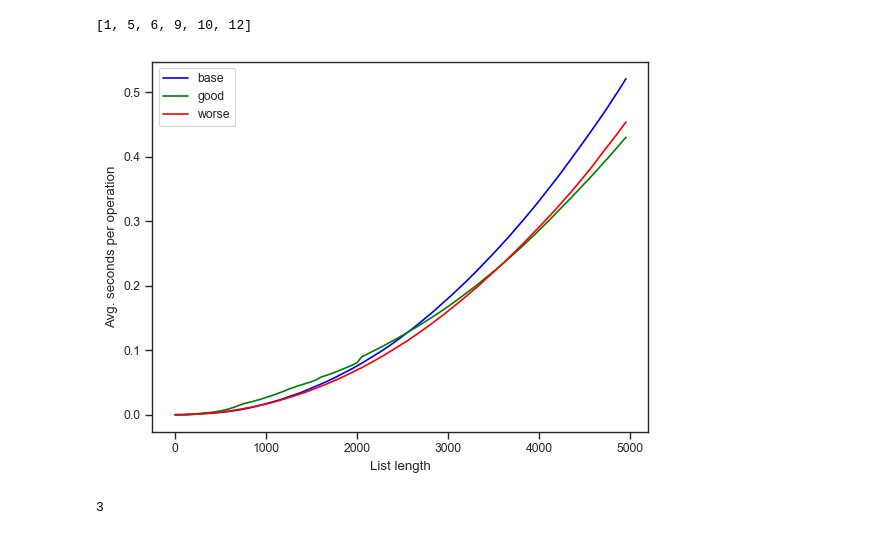
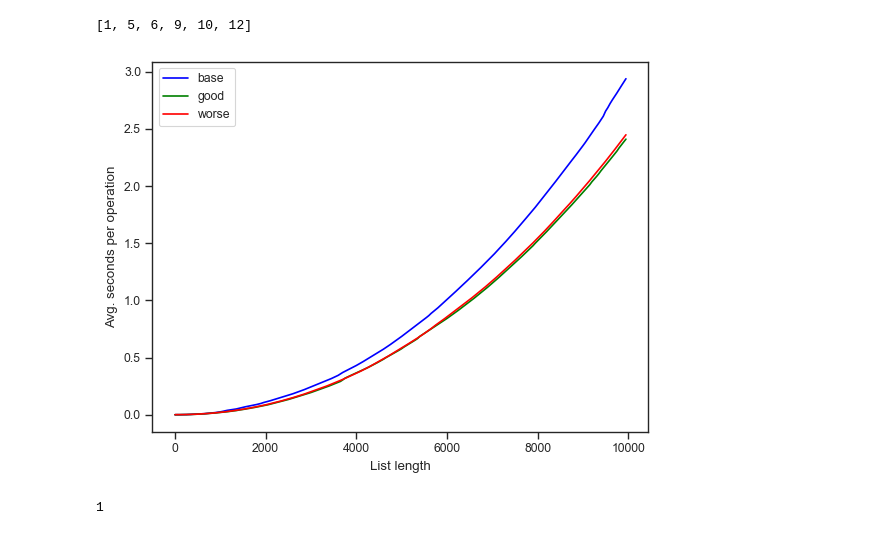
Before and after one commit to yummypugs/StartingFive, a Jupyter notebook: Merge Sort/merge_sort.ipynb, the cells around one changed output. Cells and saved outputs as stored; diff of their text form; code cells hidden in the pictures.

```diff
--- a/Merge Sort/merge_sort.ipynb
+++ b/Merge Sort/merge_sort.ipynb
@@ -73,7 +73,7 @@ sns.set_style("ticks")
 # we want to creat list with different length
 #lengths_to_run = [5, 50, 500, 10000]
 #lengths_to_run = [random.randint(1, 100) for i in range(1, random.randint(6, 100))]
-lengths_to_run = [i for i in range(1, 5000, 50)]
+lengths_to_run = [i for i in range(1, 10000, 50)]
 
 sorted_lists_results = []
 inversely_sorted_lists_results = []
@@ -81,7 +81,7 @@ random_lists_results = []
 time_to_run = 0
 total = []
 #max_iterations = int(input("Enter the amount of iterations you want to do: "))
-max_iterations = 3
+max_iterations = 1
 
 
 def run_sort(runs_per_length, list_, scenario):
@@ -108,32 +108,32 @@ def run_sort(runs_per_length, list_, scenario):
 
 
 def results(scenario):
     global total
     total = []
     for lengths in lengths_to_run:
         list_to_be_sorted = list(range(1, lengths))
         time_elapsed = run_sort(runs_per_length=5, list_=list_to_be_sorted, scenario=scenario)
         if scenario == "good":
             sorted_lists_results.append(time_elapsed)
         elif scenario == "base":
             random_lists_results.append(time_elapsed)
         elif scenario == "worse":
             inversely_sorted_lists_results.append(time_elapsed)
 
 
 results("good")
 results("base")
 results("worse")
 
 plt.plot(lengths_to_run, random_lists_results, color="blue", label="base")
 plt.plot(lengths_to_run, sorted_lists_results, color="green", label="good")
 plt.plot(lengths_to_run, inversely_sorted_lists_results, color="red", label="worse")
 plt.xlabel("List length")
 plt.ylabel("Avg. seconds per operation")
 
 plt.legend()
 plt.show()
 print(max_iterations)
 # %% [output]
-[figure, old version]
+[figure, new version]
-3
+1
```
